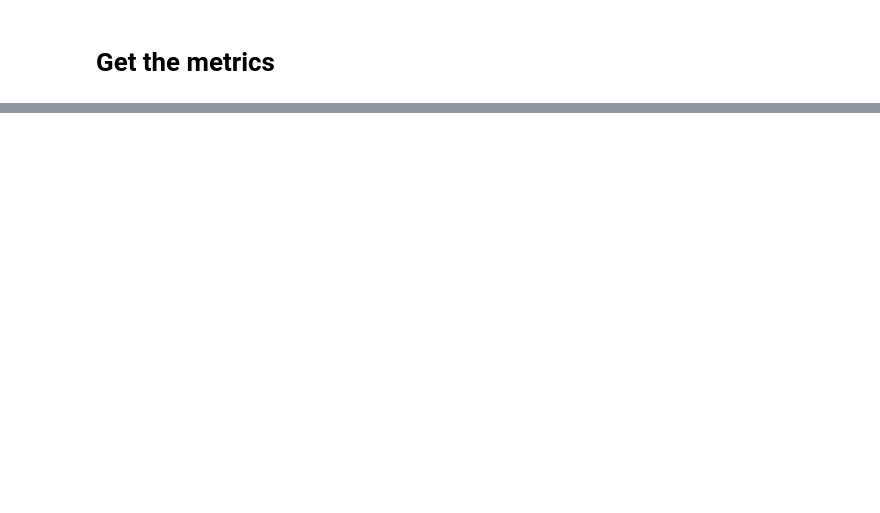
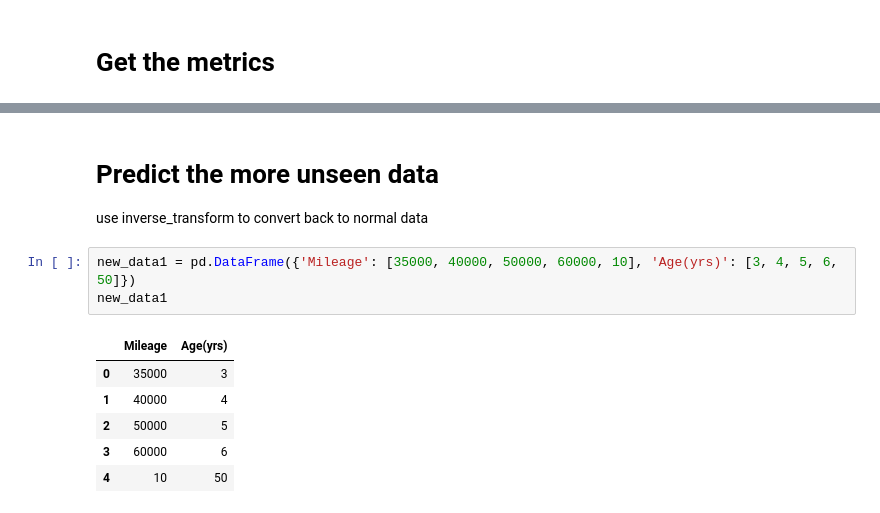
Before and after one commit to SBakthavachalam/Data-Science---Project, a Jupyter notebook: Deep_Learning_ANN_Simple_Car_Price_Datasets.ipynb, the cells around one changed output, grey strips where cells are left out. Saved outputs shown, nothing was run; the diff lists cells and outputs as text; blank space fills up the shorter version.

```diff
--- a/Deep_Learning_ANN_Simple_Car_Price_Datasets.ipynb
+++ b/Deep_Learning_ANN_Simple_Car_Price_Datasets.ipynb
@@ -163,0 +193,13 @@ print(meanabs)
+# %% [markdown]
+# Predict the more unseen data
+use inverse_transform to convert back to normal data
+# %%
+new_data1 = pd.DataFrame({'Mileage': [35000, 40000, 50000, 60000, 10], 'Age(yrs)': [3, 4, 5, 6, 50]})
+new_data1
+# %% [output]
+|  | Mileage | Age(yrs) |
+| 0 | 35000 | 3 |
+| 1 | 40000 | 4 |
+| 2 | 50000 | 5 |
+| 3 | 60000 | 6 |
+| 4 | 10 | 50 |
```
Also changed, not shown: parts of 11 cells of this notebook.
